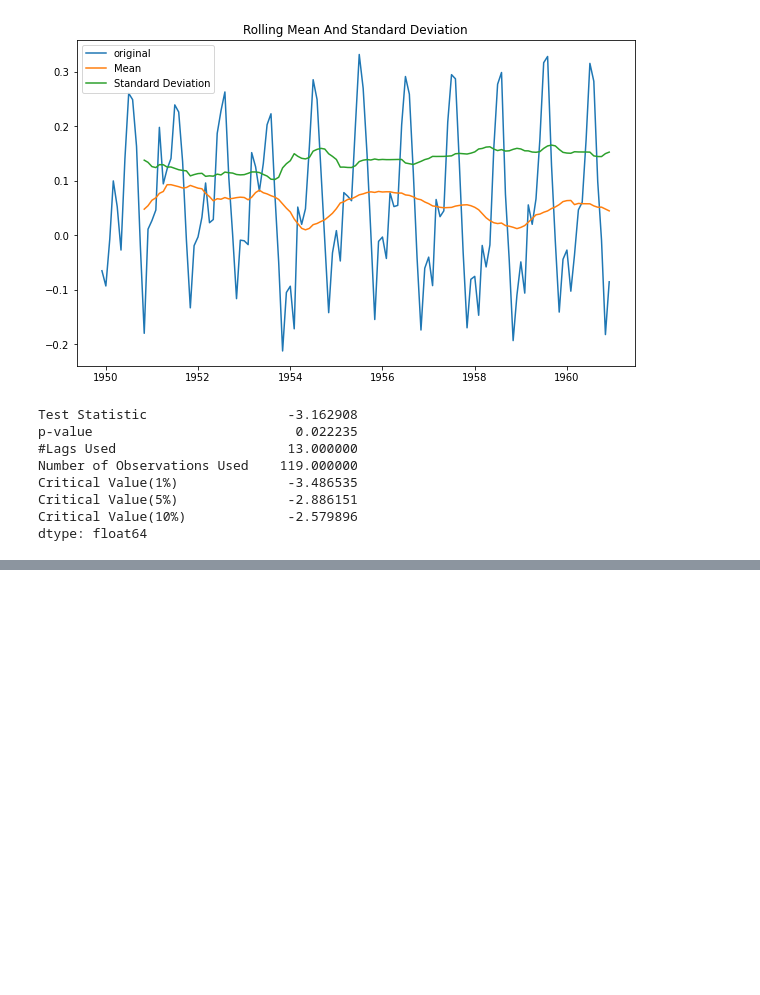
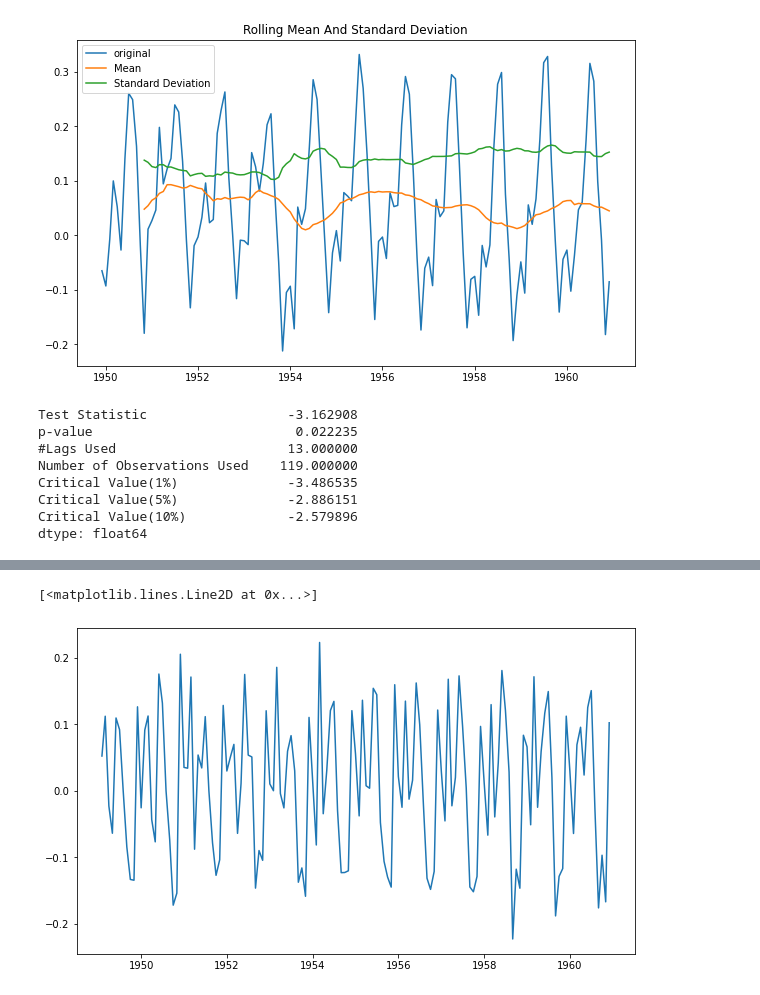
Before and after one commit to JayantGoel001/Time-Series, a Jupyter notebook: time series Air passengers.ipynb, the cells around one changed output, grey strips where cells are left out. Saved outputs shown, nothing was run; the diff lists cells and outputs as text; code cells hidden in the pictures; blank space fills up the shorter version.

```diff
--- a/time series Air passengers.ipynb
+++ b/time series Air passengers.ipynb
@@ -195,0 +234,6 @@ dtype: float64
+# %%
+datasetLogDiffShifting = indexedDataSet_log - indexedDataSet_log.shift()
+plt.plot(datasetLogDiffShifting)
+# %% [output]
+[<matplotlib.lines.Line2D at 0x...>]
+[figure, added]
```
Also changed, not shown: parts of 3 cells of this notebook.
